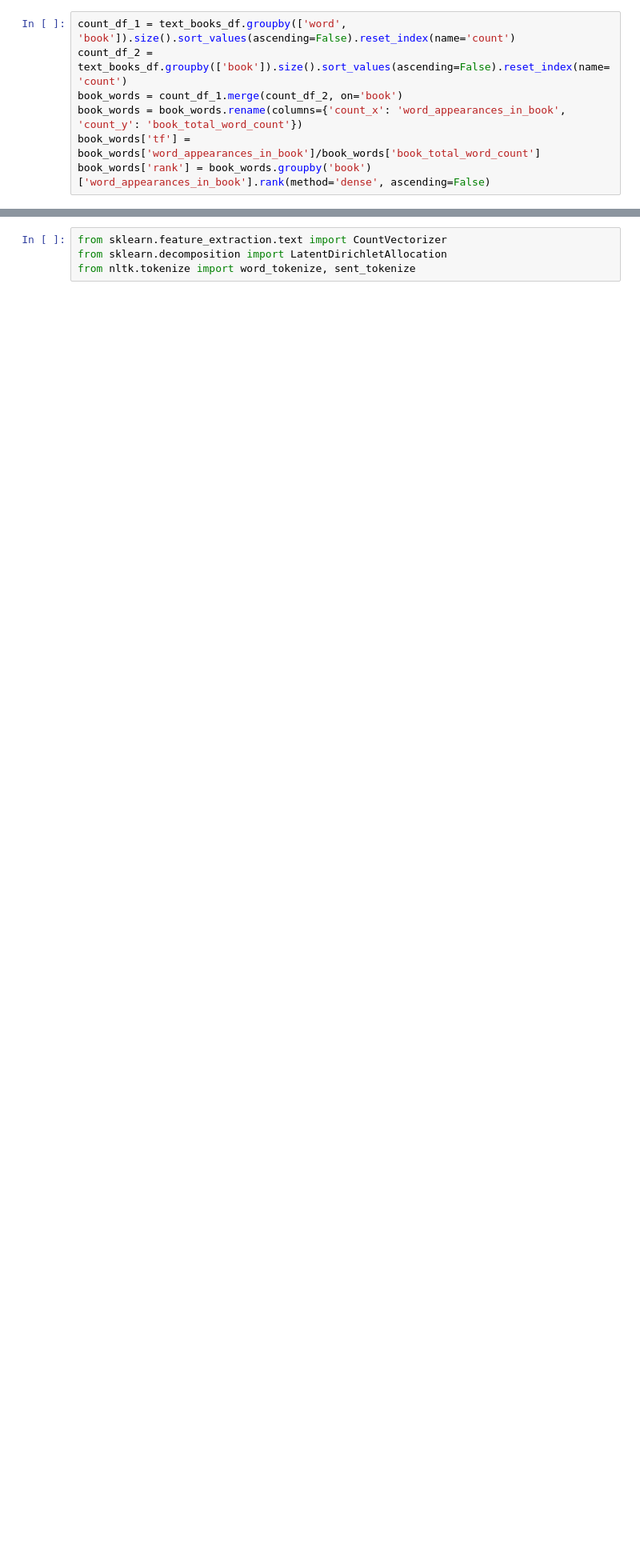
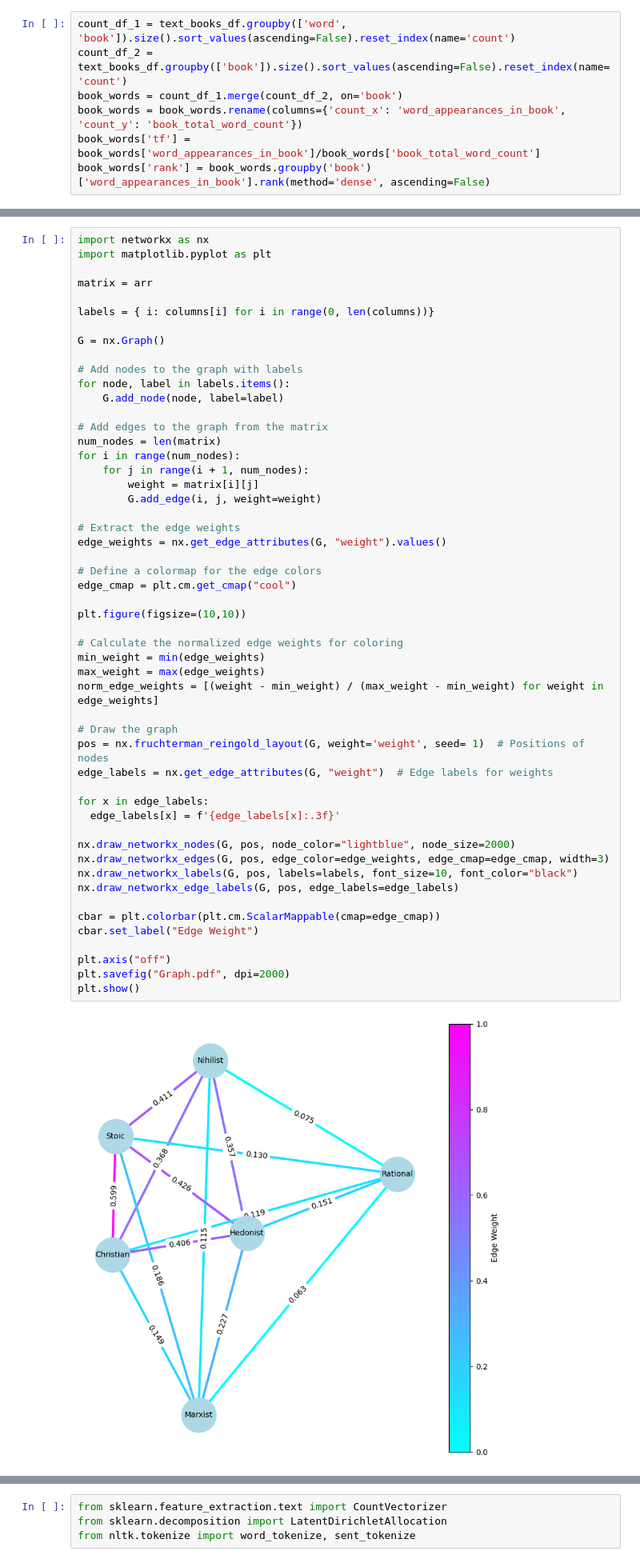
Before and after one commit to Julia-Elisa/NLP-Philosophy-text-generator, a Jupyter notebook: DM_project.ipynb, the cells around one changed output, grey strips where cells are left out. Shown at 80% size. Cells and saved outputs as stored; diff of their text form; blank space fills up the shorter version.

```diff
--- a/DM_project.ipynb
+++ b/DM_project.ipynb
@@ -367,0 +435,54 @@ Here we are interested in finding the topic for each book.
+# %%
+import networkx as nx
+import matplotlib.pyplot as plt
+
+matrix = arr
+
+labels = { i: columns[i] for i in range(0, len(columns))}
+
+G = nx.Graph()
+
+# Add nodes to the graph with labels
+for node, label in labels.items():
+    G.add_node(node, label=label)
+
+# Add edges to the graph from the matrix
+num_nodes = len(matrix)
+for i in range(num_nodes):
+    for j in range(i + 1, num_nodes):
+        weight = matrix[i][j]
+        G.add_edge(i, j, weight=weight)
+
+# Extract the edge weights
+edge_weights = nx.get_edge_attributes(G, "weight").values()
+
+# Define a colormap for the edge colors
+edge_cmap = plt.cm.get_cmap("cool")
+
+plt.figure(figsize=(10,10))
+
+# Calculate the normalized edge weights for coloring
+min_weight = min(edge_weights)
+max_weight = max(edge_weights)
+norm_edge_weights = [(weight - min_weight) / (max_weight - min_weight) for weight in edge_weights]
+
+# Draw the graph
+pos = nx.fruchterman_reingold_layout(G, weight='weight', seed= 1)  # Positions of nodes
+edge_labels = nx.get_edge_attributes(G, "weight")  # Edge labels for weights
+
+for x in edge_labels:
+  edge_labels[x] = f'{edge_labels[x]:.3f}'
+
+nx.draw_networkx_nodes(G, pos, node_color="lightblue", node_size=2000)
+nx.draw_networkx_edges(G, pos, edge_color=edge_weights, edge_cmap=edge_cmap, width=3)
+nx.draw_networkx_labels(G, pos, labels=labels, font_size=10, font_color="black")
+nx.draw_networkx_edge_labels(G, pos, edge_labels=edge_labels)
+
+cbar = plt.colorbar(plt.cm.ScalarMappable(cmap=edge_cmap))
+cbar.set_label("Edge Weight")
+
+plt.axis("off")
+plt.savefig("Graph.pdf", dpi=2000)
+plt.show()
+# %% [output]
+[figure, added]
```
Also changed, not shown: parts of 139 cells of this notebook.
